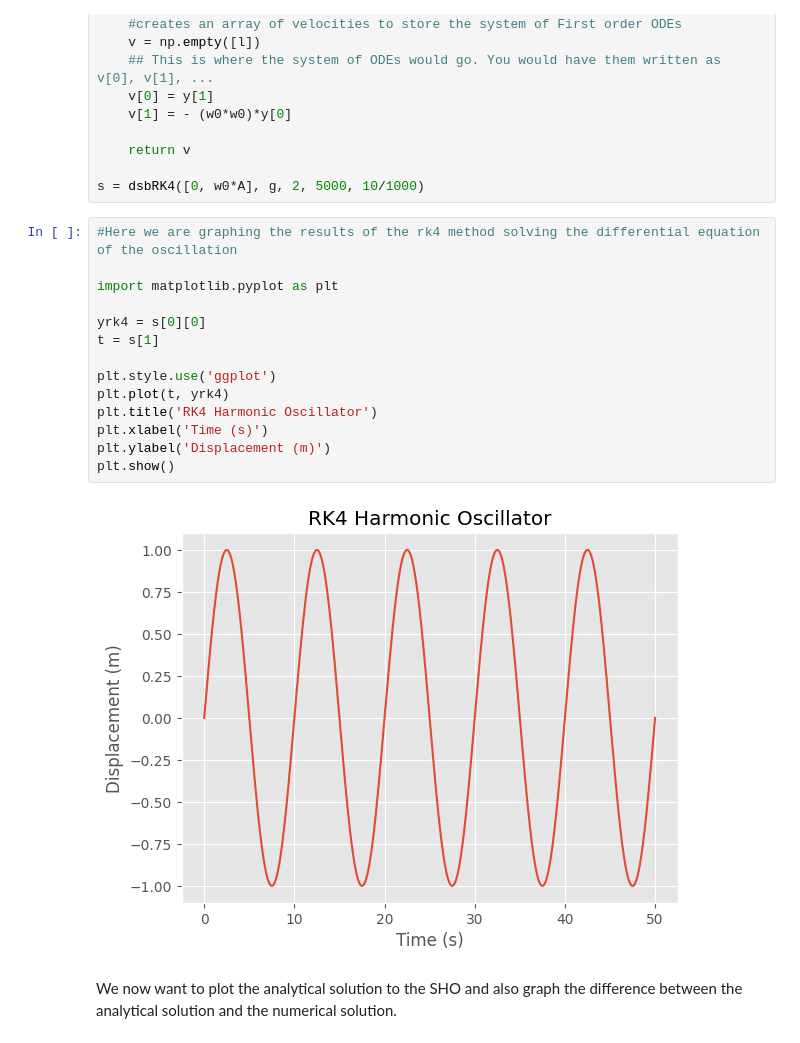
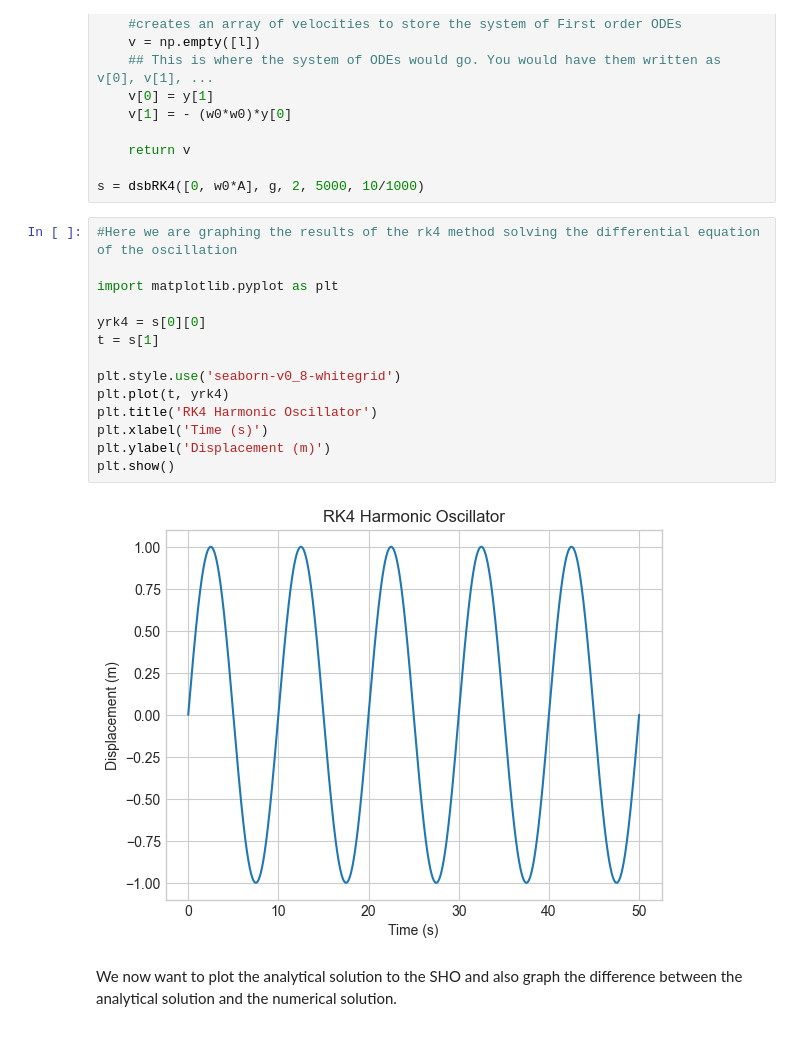
Before and after one commit to dylanbloodworth/LearningNumericalMethods, a Jupyter notebook: Classical_and_Nonlinear_Dynamics.ipynb, the cells around one changed output. Saved outputs shown, nothing was run; the diff lists cells and outputs as text.

```diff
--- a/Classical_and_Nonlinear_Dynamics.ipynb
+++ b/Classical_and_Nonlinear_Dynamics.ipynb
@@ -69,19 +69,19 @@ s = dsbRK4([0, w0*A], g, 2, 5000, 10/1000)
 # %%
 #Here we are graphing the results of the rk4 method solving the differential equation of the oscillation
 
 import matplotlib.pyplot as plt
 
 yrk4 = s[0][0]
 t = s[1]
 
-plt.style.use('ggplot')
+plt.style.use('seaborn-v0_8-whitegrid')
 plt.plot(t, yrk4)
 plt.title('RK4 Harmonic Oscillator')
 plt.xlabel('Time (s)')
 plt.ylabel('Displacement (m)')
 plt.show()
 # %% [output]
-[figure, old version]
+[figure, new version]
 # %% [markdown]
 We now want to plot the analytical solution to the SHO and also graph the difference between the analytical solution and the numerical solution.
 # %%
```
Also changed, not shown: parts of 7 cells of this notebook, 12 other files.
